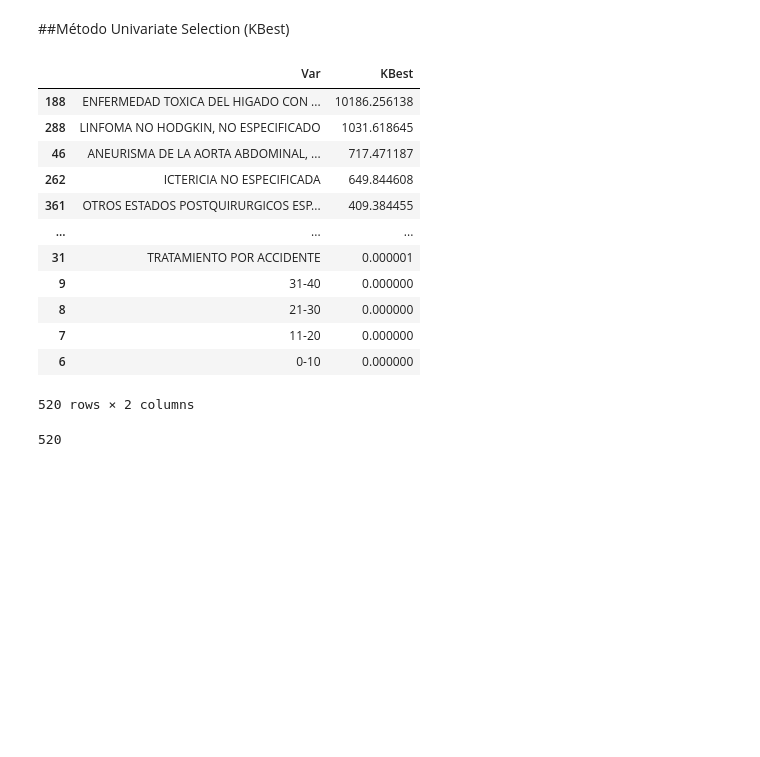
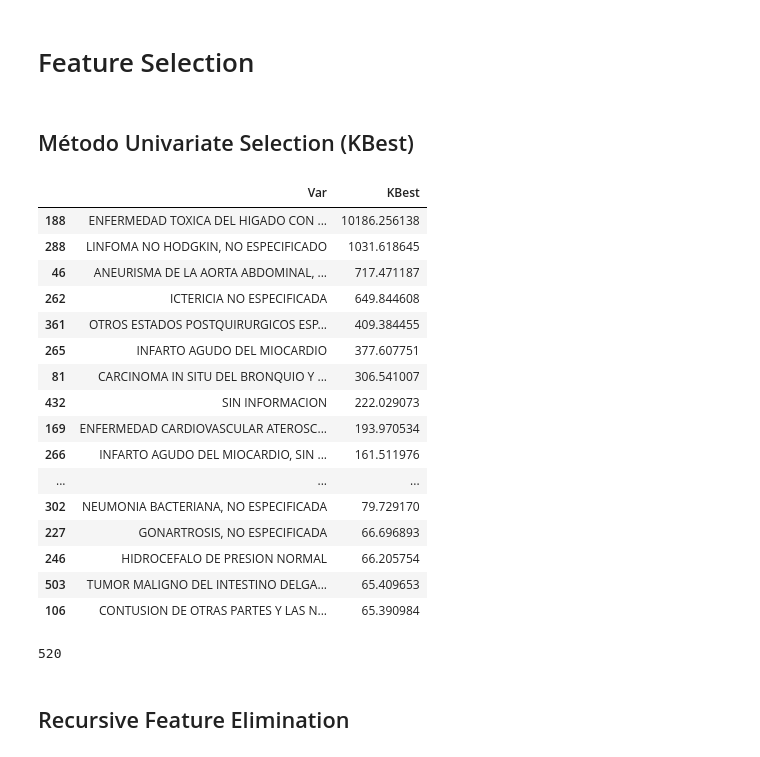
Before and after one commit to juanrodrizc/caso_analitica_finanzas, a Jupyter notebook: Modelo.ipynb, the cells around one changed output. Drawn from its saved outputs; the diff is of its cells as text; code cells hidden in the pictures; blank space fills up the shorter version.

Commit message:
Feature selection

```diff
--- a/Modelo.ipynb
+++ b/Modelo.ipynb
@@ -6,8 +9,10 @@ from sklearn.feature_selection import SelectKBest,f_regression
 # %%
 # cargar los datos
 tabla_final=joblib.load('tabla_final.pkl')
+# %% [markdown]
+# Feature Selection
 # %% [markdown]
-##Método Univariate Selection (KBest)
+## Método Univariate Selection (KBest)
 # %%
 arreglo = tabla_final.values #Se toman los valores del dataframe en formato numpy
 X = tabla_final[tabla_final.columns[tabla_final.columns!='Precio Unit']].values
@@ -28,23 +33,29 @@ temp2 = np.array(est_ajustado.scores_) #Genero un temporal con los puntajes de l
 # %%
 tabla_feactures = tabla_final.copy()  #Se Muestra el puntaje K-Best asociado a cada variable en orden descendente para analizar las variables más representativas del modelo
 tabla_feactures.drop(columns = 'Precio Unit', inplace = True)
 FS = pd.DataFrame({'Var':tabla_feactures.columns,'KBest':temp2})
-FS.sort_values(by = 'KBest', ascending = False)
+FS.sort_values(by = 'KBest', ascending = False).head(20)
 # %% [output]
 |  | Var | KBest |
 | 188 | ENFERMEDAD TOXICA DEL HIGADO CON ... | 10186.256138 |
 | 288 | LINFOMA NO HODGKIN, NO ESPECIFICADO | 1031.618645 |
 | 46 | ANEURISMA DE LA AORTA ABDOMINAL, ... | 717.471187 |
 | 262 | ICTERICIA NO ESPECIFICADA | 649.844608 |
 | 361 | OTROS ESTADOS POSTQUIRURGICOS ESP... | 409.384455 |
+| 265 | INFARTO AGUDO DEL MIOCARDIO | 377.607751 |
+| 81 | CARCINOMA IN SITU DEL BRONQUIO Y ... | 306.541007 |
+| 432 | SIN INFORMACION | 222.029073 |
+| 169 | ENFERMEDAD CARDIOVASCULAR ATEROSC... | 193.970534 |
+| 266 | INFARTO AGUDO DEL MIOCARDIO, SIN ... | 161.511976 |
 | ... | ... | ... |
-| 31 | TRATAMIENTO POR ACCIDENTE | 0.000001 |
-| 9 | 31-40 | 0.000000 |
-| 8 | 21-30 | 0.000000 |
-| 7 | 11-20 | 0.000000 |
-| 6 | 0-10 | 0.000000 |
+| 302 | NEUMONIA BACTERIANA, NO ESPECIFICADA | 79.729170 |
+| 227 | GONARTROSIS, NO ESPECIFICADA | 66.696893 |
+| 246 | HIDROCEFALO DE PRESION NORMAL | 66.205754 |
+| 503 | TUMOR MALIGNO DEL INTESTINO DELGA... | 65.409653 |
+| 106 | CONTUSION DE OTRAS PARTES Y LAS N... | 65.390984 |
-520 rows × 2 columns
 # %%
 len(temp2)
 # %% [output]
 520
+# %% [markdown]
+## Recursive Feature Elimination
```
Also changed, not shown: parts of 10 cells of this notebook, 4 other files.
